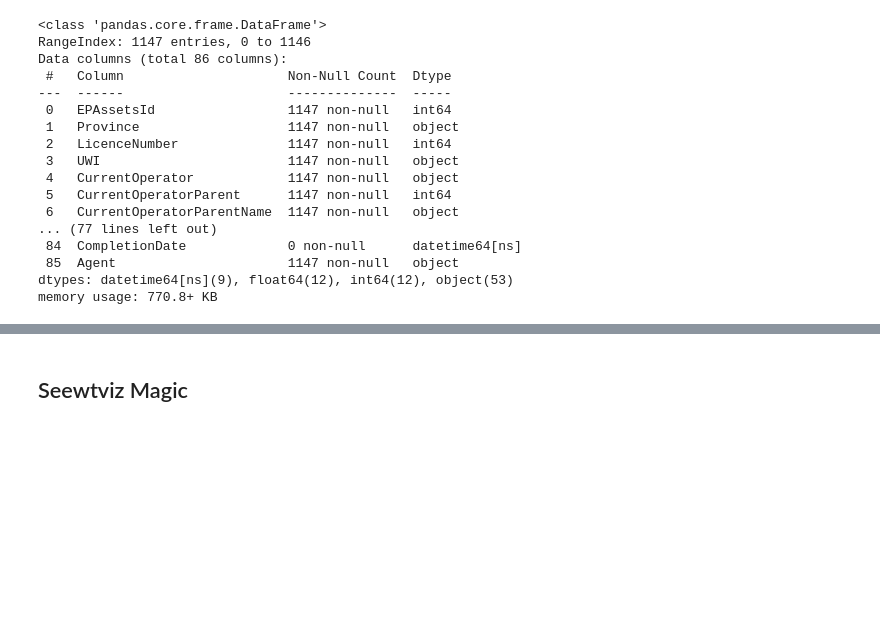
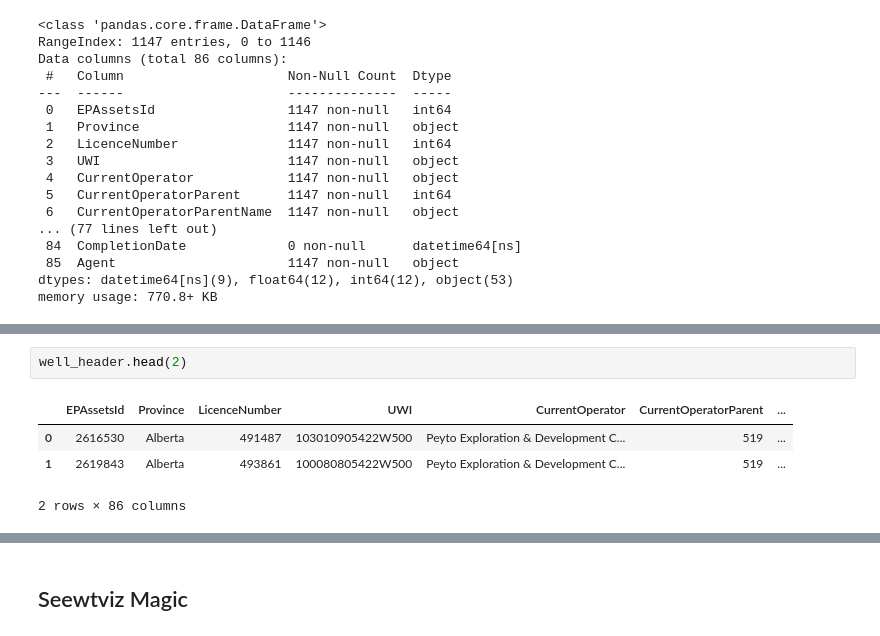
Before and after one commit to coy17a/2020DUCdatathon, a Jupyter notebook: EDA.ipynb, the cells around one changed output, grey strips where cells are left out. Saved outputs shown, nothing was run; the diff lists cells and outputs as text; blank space fills up the shorter version.

```diff
--- a/EDA.ipynb
+++ b/EDA.ipynb
@@ -35,0 +74,7 @@ memory usage: 770.8+ KB
+# %%
+well_header.head(2)
+# %% [output]
+|  | EPAssetsId | Province | LicenceNumber | UWI | CurrentOperator | CurrentOperatorParent | ... |
+| 0 | 2616530 | Alberta | 491487 | 103010905422W500 | Peyto Exploration & Development C... | 519 | ... |
+| 1 | 2619843 | Alberta | 493861 | 100080805422W500 | Peyto Exploration & Development C... | 519 | ... |
+2 rows × 86 columns
```
Also changed, not shown: parts of 20 cells of this notebook, 4 other files.
